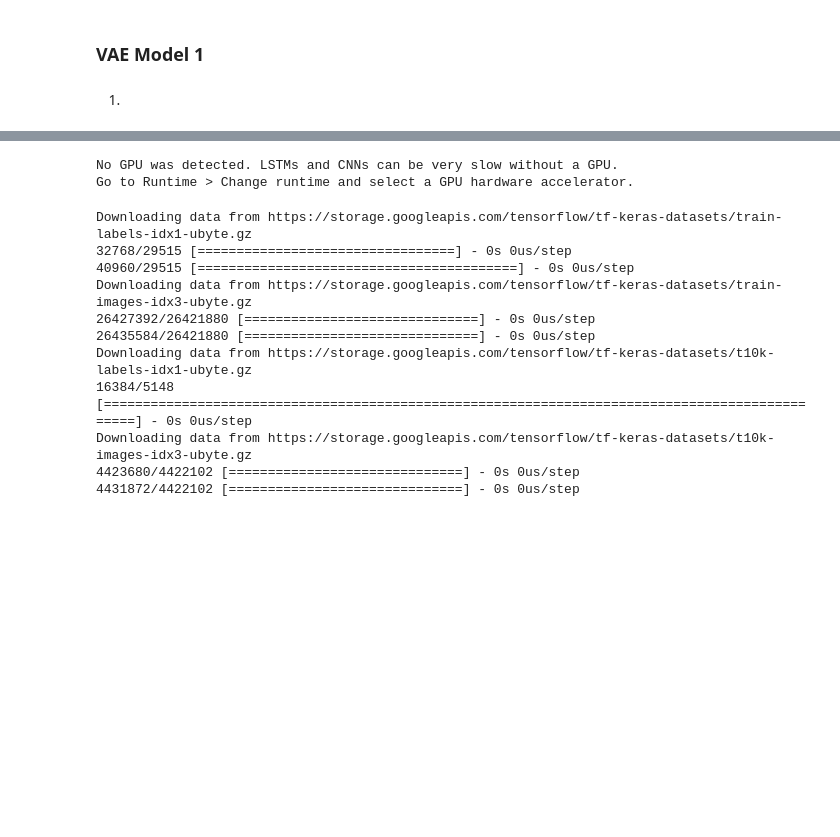
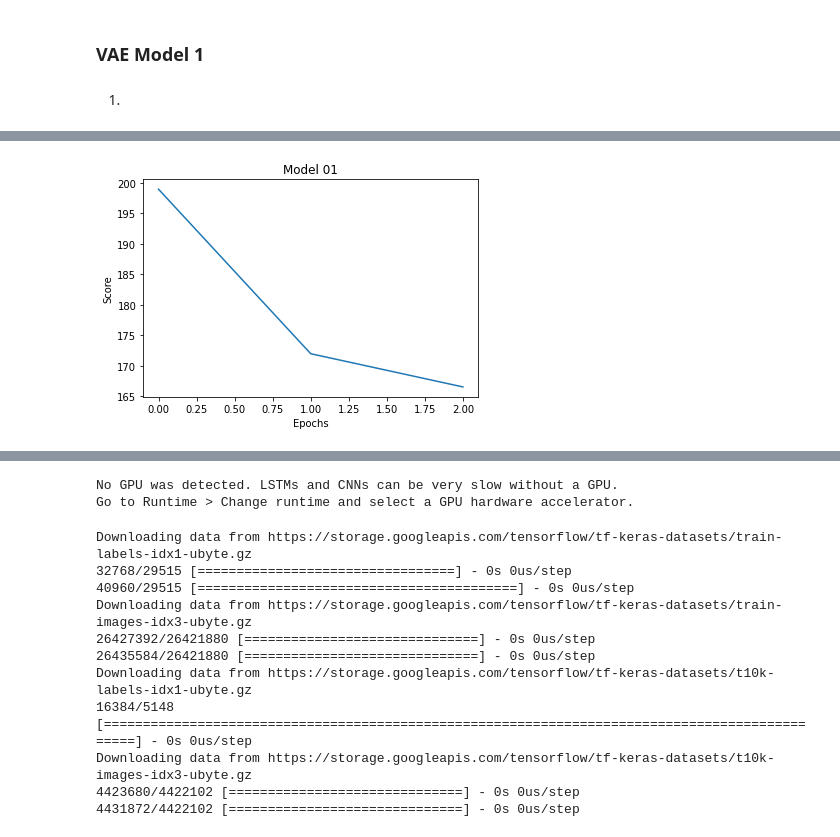
Before and after one commit to barauna-lo/Neurocomputing, a Jupyter notebook: Project_03_VAE.ipynb, the cells around one changed output, grey strips where cells are left out. Saved outputs shown, nothing was run; the diff lists cells and outputs as text; code cells hidden in the pictures; blank space fills up the shorter version.

```diff
--- a/Project_03_VAE.ipynb
+++ b/Project_03_VAE.ipynb
@@ -222,3 +286,12 @@ vae.fit(mnist_digits, epochs=30, batch_size=128)
+# %%
+def loss_plot(data,title=None):
+  plt.plot(data)
+  plt.title(f'Model {title}')
+  plt.xlabel('Epochs')
+  plt.ylabel('Score')
+loss_plot(history.history['loss'],'01')
+# %% [output]
+[figure, added]
 # %%
 #plot
 
```
Also changed, not shown: parts of 9 cells of this notebook.
